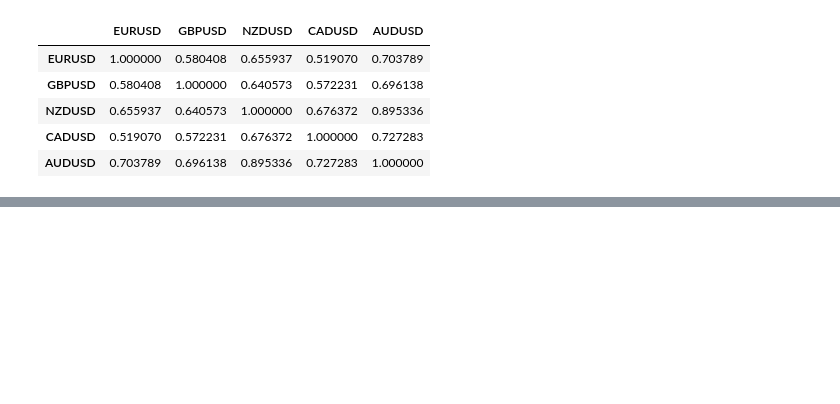
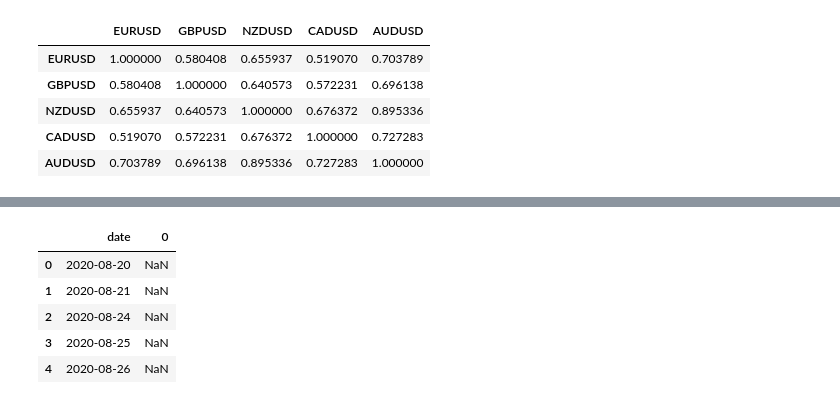
Before and after one commit to jenno11/Currency-Analysis, a Jupyter notebook: Project1.ipynb, the cells around one changed output, grey strips where cells are left out. Cells and saved outputs as stored; diff of their text form; code cells hidden in the pictures; blank space fills up the shorter version.

```diff
--- a/Project1.ipynb
+++ b/Project1.ipynb
@@ -188,0 +146,12 @@ sns.heatmap(correlation, vmin=-1, vmax=1)
+# %%
+#Read RSI data from CSV
+rsi_file_path = Path('../project1/audusd_rsi.csv')
+df_audusd_rsi = pd.read_csv(rsi_file_path)
+df_audusd_rsi.head()
+# %% [output]
+|  | date | 0 |
+| 0 | 2020-08-20 | NaN |
+| 1 | 2020-08-21 | NaN |
+| 2 | 2020-08-24 | NaN |
+| 3 | 2020-08-25 | NaN |
+| 4 | 2020-08-26 | NaN |
```
Also changed, not shown: parts of 17 cells of this notebook, 2 other files.
